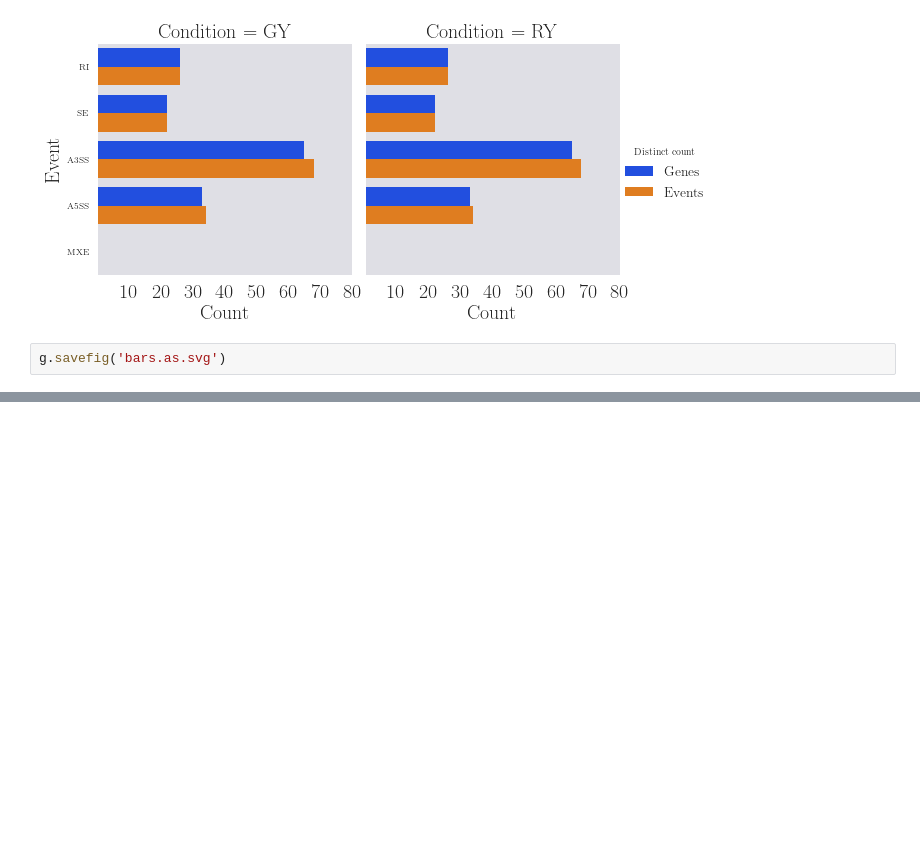
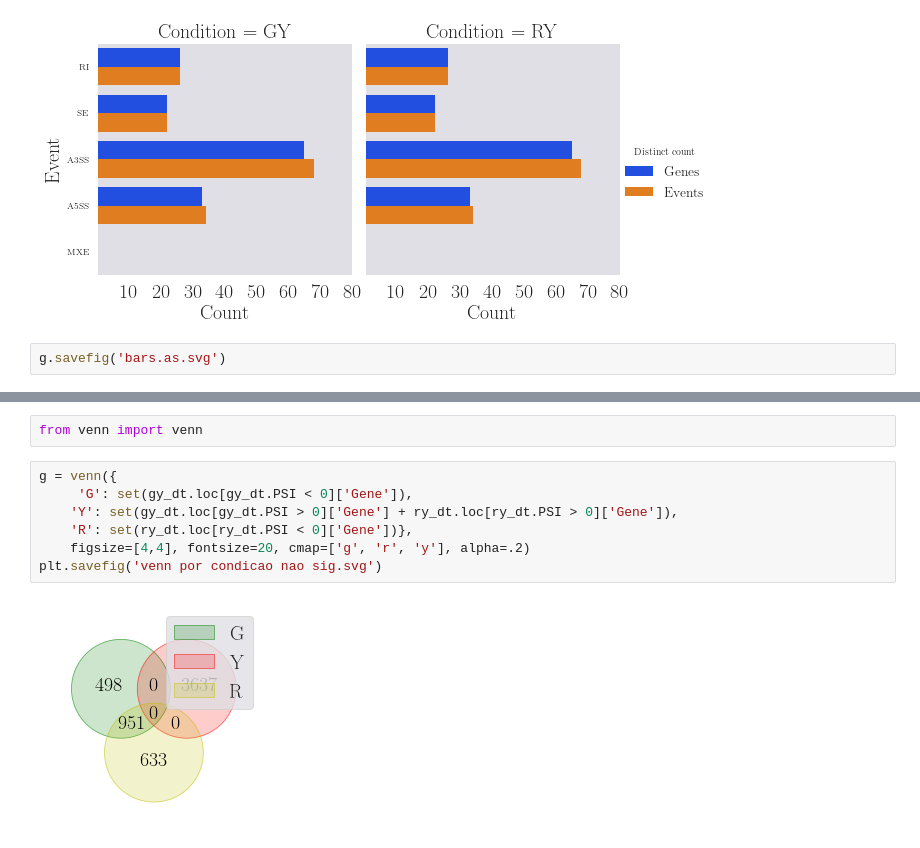
Before and after one commit to MiqueiasFernandes/bioinformatics, a Jupyter notebook: AS Bars Seaborn.ipynb, the cells around one changed output, grey strips where cells are left out. Drawn from its saved outputs; the diff is of its cells as text; blank space fills up the shorter version.

```diff
--- a/AS Bars Seaborn.ipynb
+++ b/AS Bars Seaborn.ipynb
@@ -182,0 +127,11 @@ g.savefig('bars.as.svg')
+# %%
+from venn import venn
+# %%
+g = venn({
+     'G': set(gy_dt.loc[gy_dt.PSI < 0]['Gene']),
+    'Y': set(gy_dt.loc[gy_dt.PSI > 0]['Gene'] + ry_dt.loc[ry_dt.PSI > 0]['Gene']),
+    'R': set(ry_dt.loc[ry_dt.PSI < 0]['Gene'])},
+    figsize=[4,4], fontsize=20, cmap=['g', 'r', 'y'], alpha=.2)
+plt.savefig('venn por condicao nao sig.svg')
+# %% [output]
+[figure, added]
```
Also changed, not shown: parts of 12 cells of this notebook.
